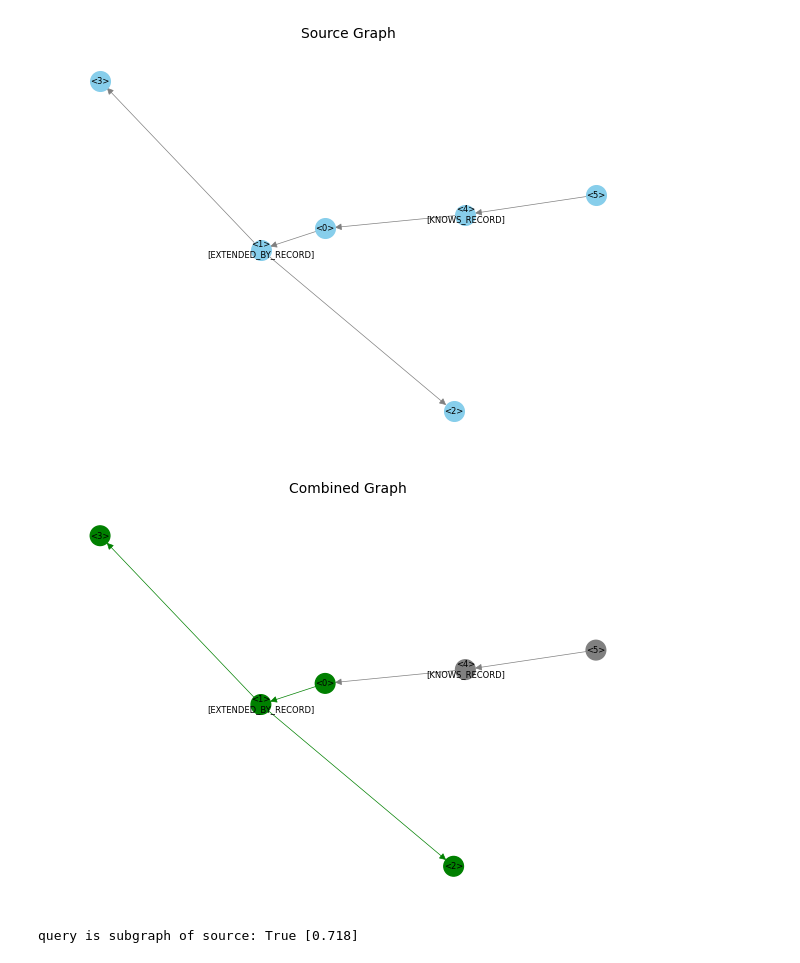
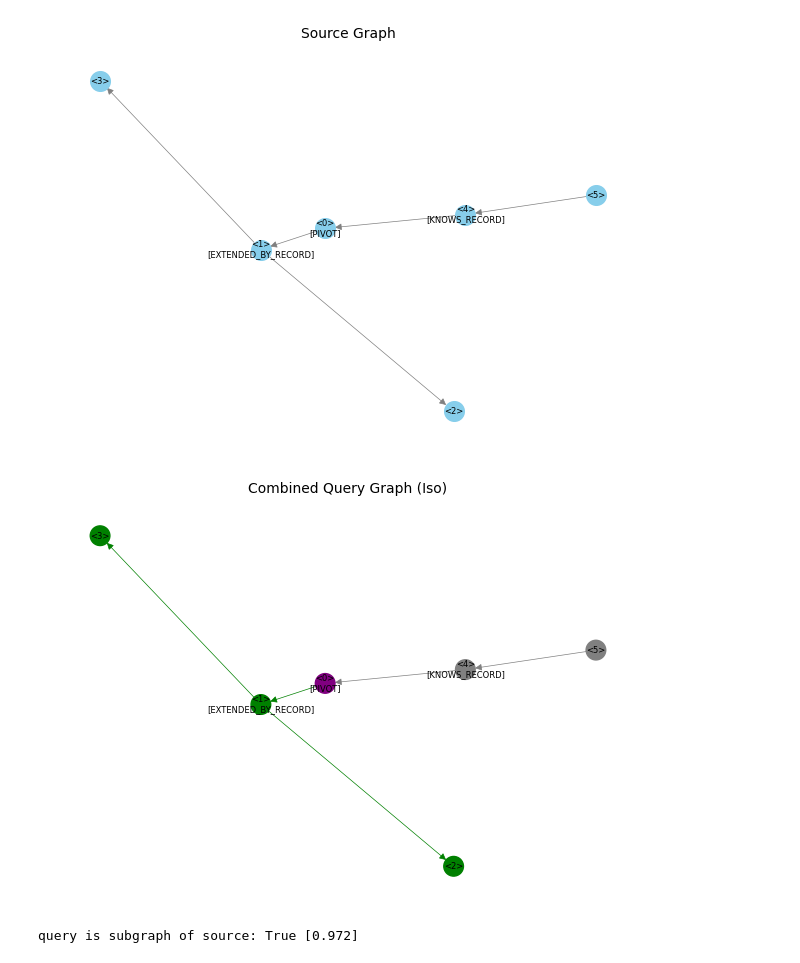
Before and after one commit to DerJeanjour/dpd-subgraph-matching, a Jupyter notebook: matching/glema/notebooks/explore_output.ipynb, the cells around one changed output. Drawn from its saved outputs; the diff is of its cells as text; code cells hidden in the pictures.

Commit message:
embed pivot node into model input

```diff
--- a/matching/glema/notebooks/explore_output.ipynb
+++ b/matching/glema/notebooks/explore_output.ipynb
@@ -9,7 +9,7 @@ import matching.glema.common.utils as utils
 import matching.misc.cpg_const as cpg_const
 # %%
 args = utils.parse_args( use_default=True )
-model_ckpt = "training/save/CPG_jump_directed_best/best_model.pt"
+model_ckpt = "training/save/CPG_best_with_pivot_emb/best_model.pt"
 args = utils.load_args( args, model_ckpt )
 args.ckpt_path = model_ckpt
 args.iso = True
@@ -165,11 +165,12 @@ plot_interactions( args, model, source_graph_idx, query_subgraph_idx )
 # %%
-def addCpgNode( G : nx.DiGraph(), label : cpg_const.NodeLabel ):
+def addCpgNode( G : nx.DiGraph(), label : cpg_const.NodeLabel, pivot=False ):
     node_id = G.number_of_nodes()
-    G.add_node( node_id, label=utils.get_enum_idx( label ) )
+    pivot_idx = 1 if pivot else 0
+    G.add_node( node_id, label=utils.get_enum_idx( label ), pivot=pivot_idx )
     return node_id
 # %%
 test_source = nx.DiGraph()
-node_a = addCpgNode( test_source, cpg_const.NodeLabel.RECORD )
+node_a = addCpgNode( test_source, cpg_const.NodeLabel.RECORD, pivot=True )
 node_b = addCpgNode( test_source, cpg_const.NodeLabel.EXTENDED_BY_RECORD )
 node_c = addCpgNode( test_source, cpg_const.NodeLabel.RECORD )
 node_d = addCpgNode( test_source, cpg_const.NodeLabel.RECORD )
@@ -185,29 +186,29 @@ utils.plot_graph( test_source,
                   title="Source Graph",
                   nodeLabels=utils.get_node_labels( test_source ) )
 # %% [output]
-[figure, old version]
+[figure, new version]
 # %%
 test_query_iso = nx.DiGraph()
-node_a = addCpgNode( test_query_iso, cpg_const.NodeLabel.RECORD )
+node_a = addCpgNode( test_query_iso, cpg_const.NodeLabel.RECORD, pivot=True )
 node_b = addCpgNode( test_query_iso, cpg_const.NodeLabel.EXTENDED_BY_RECORD )
 node_c = addCpgNode( test_query_iso, cpg_const.NodeLabel.RECORD )
 node_d = addCpgNode( test_query_iso, cpg_const.NodeLabel.RECORD )
 test_query_iso.add_edge( node_a, node_b )
 test_query_iso.add_edge( node_b, node_c )
 test_query_iso.add_edge( node_b, node_d )
 
 combined, node_colors, edge_colors = utils.combine_graph( test_source, test_query_iso,
                                                           matching_colors=matching_colors )
 utils.plot_graph(
     title="Combined Query Graph (Iso)",
     graph=combined,
     nodeColors=node_colors,
     edgeColors=edge_colors,
     nodeLabels=utils.get_node_labels( combined )
 )
 is_subgraph( model, test_source, test_query_iso )
 # %% [output]
-[figure, old version]
+[figure, new version]
-query is subgraph of source: True [0.718]
+query is subgraph of source: True [0.972]
 # %%
 test_query_non_iso = nx.DiGraph()
```
Also changed, not shown: parts of 5 cells of this notebook, 8 other files.
